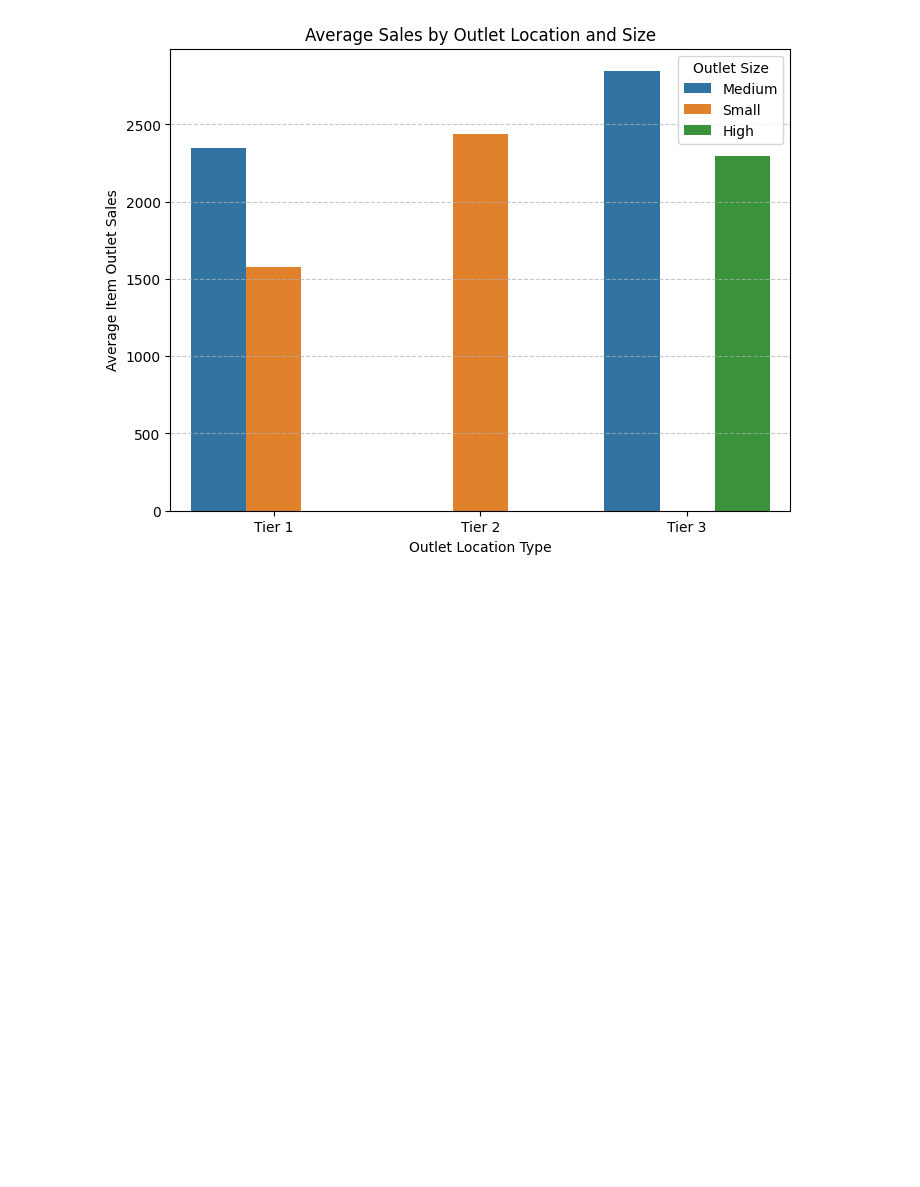
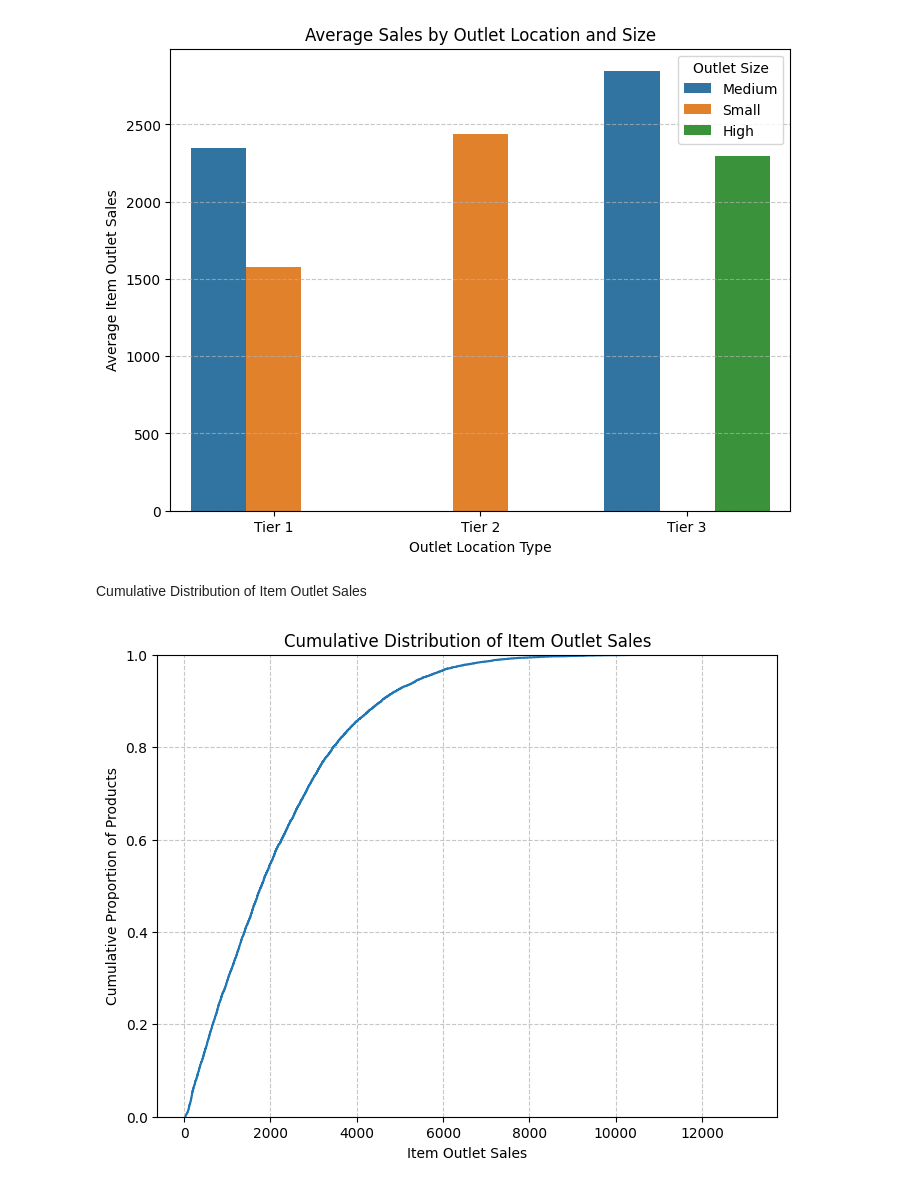
Before and after one commit to farahwadya/Prediction-of-Product-Sales, a Jupyter notebook: Prediction_of_Product_Sales.ipynb, the cells around one changed output. Drawn from its saved outputs; the diff is of its cells as text; code cells hidden in the pictures; blank space fills up the shorter version.

```diff
--- a/Prediction_of_Product_Sales.ipynb
+++ b/Prediction_of_Product_Sales.ipynb
@@ -864,3 +866,25 @@ plt.grid(axis='y', linestyle='--', alpha=0.7)
 plt.show()
 # %% [output]
 [figure]
+# %% [markdown]
+Cumulative Distribution of Item Outlet Sales
+# %%
+import pandas as pd
+import seaborn as sns
+import matplotlib.pyplot as plt
+
+# افترض أن لديك DataFrame باسم 'df'
+# df = pd.read_csv('your_data.csv')
+
+# Create plot
+plt.figure(figsize=(8, 6))
+sns.ecdfplot(x='Item_Outlet_Sales', data=df_sales)
+
+# إضافة العنوان وتسمية المحاور
+plt.title('Cumulative Distribution of Item Outlet Sales')
+plt.xlabel('Item Outlet Sales')
+plt.ylabel('Cumulative Proportion of Products')
+plt.grid(True, linestyle='--', alpha=0.7)
+plt.show()
+# %% [output]
+[figure, added]
```
Also changed, not shown: parts of 6 cells of this notebook.
